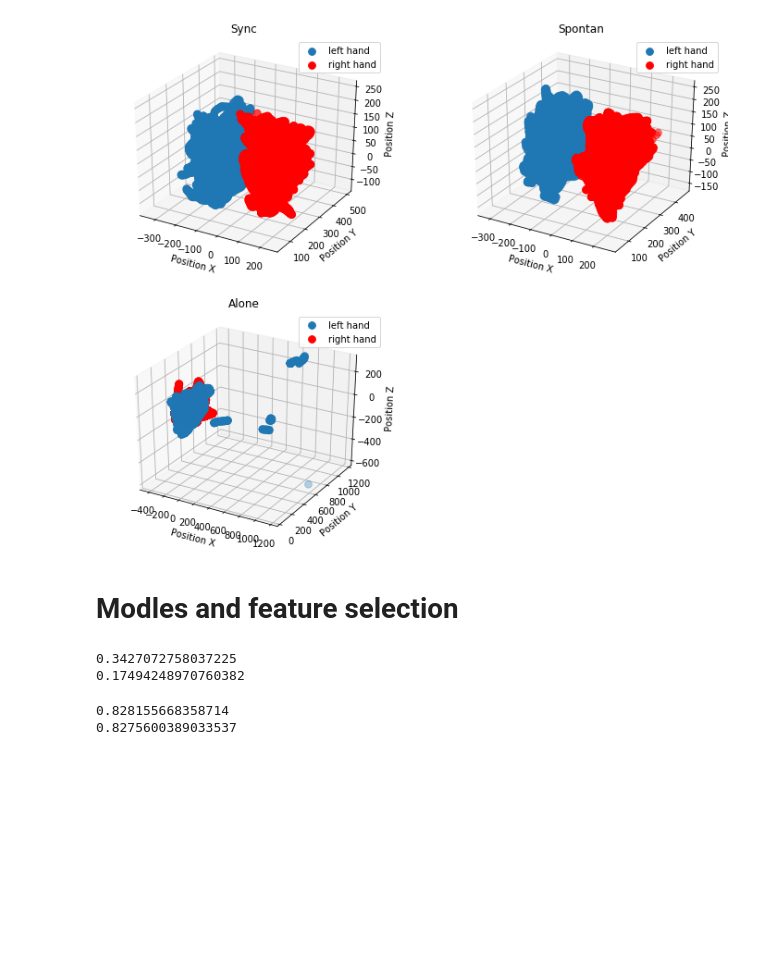
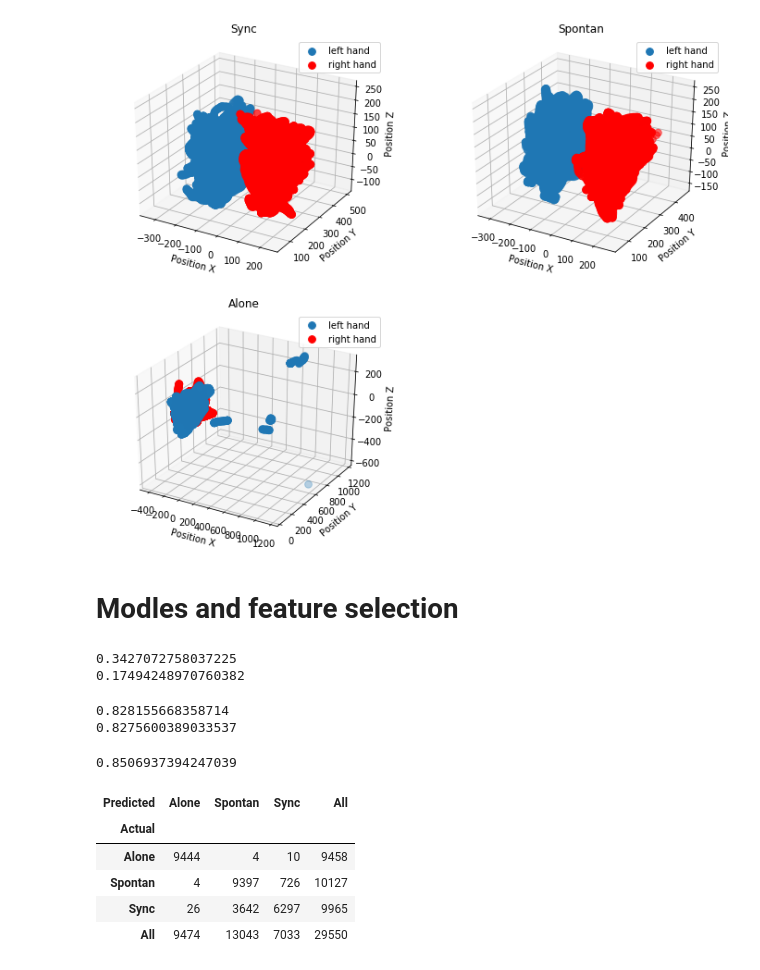
Before and after one commit to RoiPeleg/Datavis-project, a Jupyter notebook: hand recogntion.ipynb, the cells around one changed output. Saved outputs shown, nothing was run; the diff lists cells and outputs as text; code cells hidden in the pictures; blank space fills up the shorter version.

Commit message:
confusion matrix and clean-up of last commit

```diff
--- a/hand recogntion.ipynb
+++ b/hand recogntion.ipynb
@@ -253,6 +253,21 @@ from sklearn.linear_model import LogisticRegression
 logreg = LogisticRegression()
 logreg.fit(x_train, y_train)
 print(logreg.score(x_test,y_test))
+print(f1_score(y_pred=logreg.predict(x_test),y_true=y_test,average='weighted'))
+# %% [output]
+0.8506937394247039
+# %%
+y_pred = logreg.predict(x_test)
+metrics.confusion_matrix(y_test, y_pred)
+df_confusion = pd.crosstab(y_test, y_pred, rownames=['Actual'], colnames=['Predicted'], margins=True)
+df_confusion
+# %% [output]
+| Predicted | Alone | Spontan | Sync | All |
+| Actual |  |  |  |  |
+| Alone | 9444 | 4 | 10 | 9458 |
+| Spontan | 4 | 9397 | 726 | 10127 |
+| Sync | 26 | 3642 | 6297 | 9965 |
+| All | 9474 | 13043 | 7033 | 29550 |
 # %%
 from sklearn.ensemble import RandomForestClassifier
 d_range = list(range(1, 35))
```
Also changed, not shown: parts of 8 cells of this notebook.
